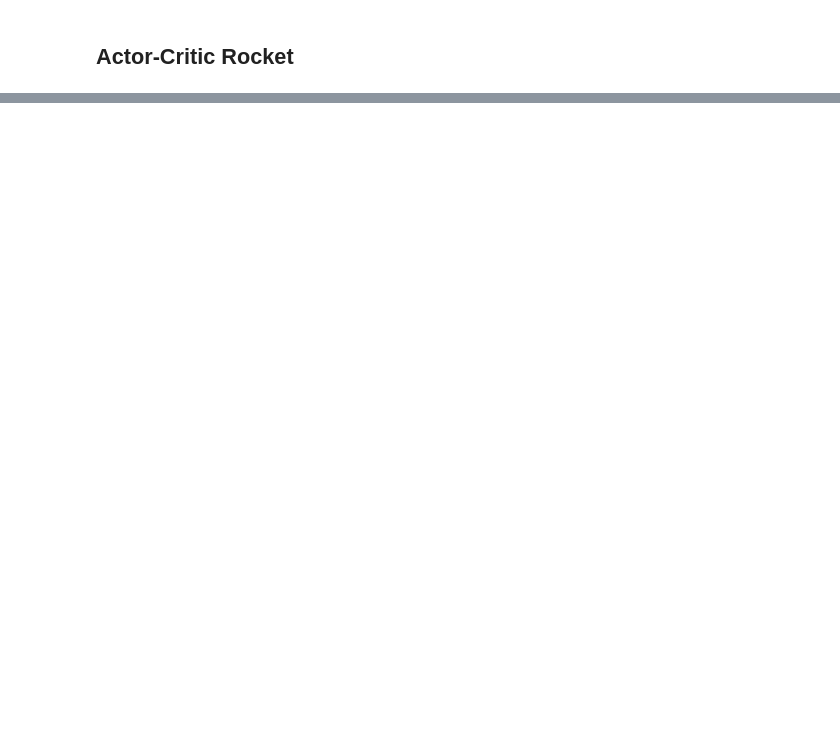
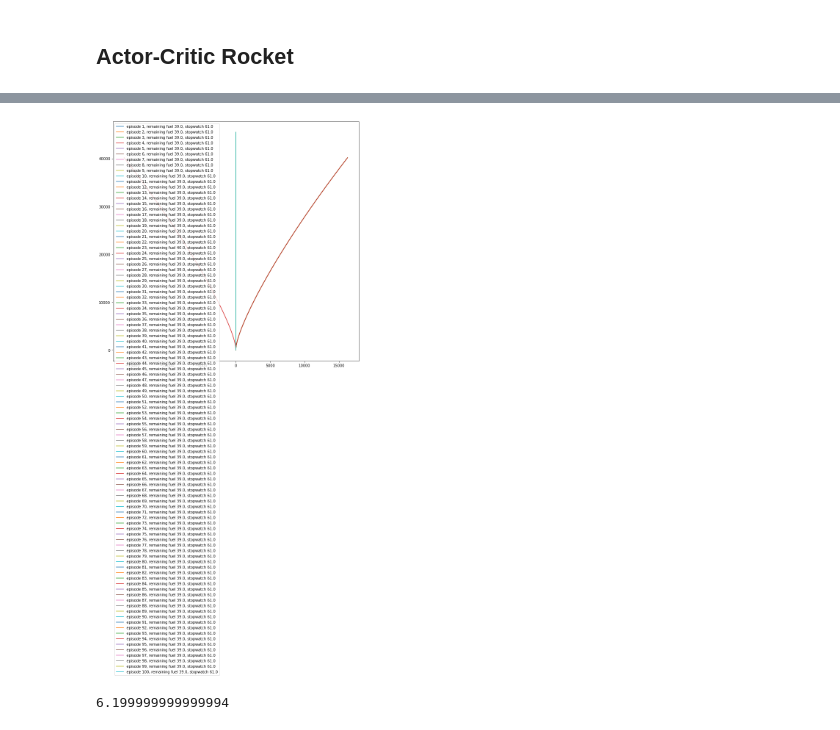
Before and after one commit to dtersegno/cannon, a Jupyter notebook: actor_critic_rocket.ipynb, the cells around one changed output, grey strips where cells are left out. Saved outputs shown, nothing was run; the diff lists cells and outputs as text; code cells hidden in the pictures; blank space fills up the shorter version.

```diff
--- a/actor_critic_rocket.ipynb
+++ b/actor_critic_rocket.ipynb
@@ -17,13 +17,14 @@ class rocket:
     def __init__(self,
                  g = 9.81,
                  dry_mass = 10.,
-                 fuel_mass = 500.,
-                 isp = 500.,
+                 fuel_mass = 100.,
+                 isp = 400.,
                  torque_strength = .01,
-                 time_step = 0.1,
-                 drag_coef = 0.1,
+                 time_step = .1,
+                 drag_coef = 0.75,
                  length = 4,
-                 max_fuel_rate = 1 # per second
+                 max_fuel_rate = 1, # per second
+                 reference_height = 1000 #m, for barometric pressure
                 ):
         #keep track of flight time
         self.stopwatch = 0.
@@ -42,6 +43,7 @@ class rocket:
         self.area = 1.
         #the rocket is 4x longer than it is wide, with this ratio being the perpendicular drag to head-on drag.
         self.length = length
+        self.reference_height = reference_height
 
         #fuel, mass, and efficiency
         self.fuel_rate = max_fuel_rate
@@ -126,7 +128,7 @@ class rocket:
         self.heading_history.append(self.heading)
 
         #evolve rocket velocity in direction of drag + gravity
-        drag = 0.5 * self.drag_coef * self.drag_area() * np.linalg.norm(self.velocity) * self.velocity
+        drag = 0.5 * self.drag_coef * self.drag_area() * np.linalg.norm(self.velocity) * self.velocity * np.exp(-self.position[1]/self.reference_height)
         self.velocity = self.velocity + self.time_step * (self.g - drag/(self.dry_mass+self.fuel_mass))
         self.velocity_history.append(self.velocity)
         return self.position, self.velocity, self.heading
@@ -134,13 +136,13 @@ class rocket:
     def plot_trajectory(self, label = None, to_show = True):
         x = np.array(self.position_history)[:,0]
         y = np.array(self.position_history)[:,1]
-        plt.scatter(x,y, label = label)
+        plt.plot(x,y, label = label, )
         if to_show:
             plt.show()
 # %%
 seed = 2022
 gamma = 0.99
-max_simulation_time = 60*12 #seconds
+max_simulation_time = 60 #seconds
 eps = np.finfo(np.float32).eps.item()
 # %%
 #inputs are the state of the rocket. Six values returned from rocket.advance()
@@ -156,8 +158,8 @@ critic = keras.layers.Dense(1)(common)
 
 model = keras.Model(inputs = inputs, outputs = [action, critic])
 # %%
-target_velocity = np.array([7500., 0.])
-target_altitude = 7500.
+target_velocity = np.array([100., 0.])
+target_altitude = 100.
 
 #gives a reward value based on the rocket state of position, velocity, heading
 def reward(rocket_state, speed = target_velocity[0], altitude = target_altitude):
@@ -176,9 +178,10 @@ episode_count = 0
 
 rng = np.random.default_rng(seed)
 
+plt.figure(figsize = (12,12))
 
-num_episodes = 150
-episode_update_period = 10
+num_episodes = 100
+episode_update_period = 1
 
 for epoch in range(num_episodes):
     rkt = rocket()
@@ -248,6 +251,6 @@ for epoch in range(num_episodes):
         template = 'running loss: {:.2f} at episode {}'
         print(template.format(loss_value, episode_count))
 
-        rkt.plot_trajectory(label=episode_count, to_show=False)
+        rkt.plot_trajectory(label=f'episode {episode_count}, remaining fuel {rkt.fuel_mass}, stopwatch {rkt.stopwatch}', to_show=False)
 plt.legend();
 # %% [output]
@@ -255,5 +274,8 @@ KeyboardInterrupt:
+[figure, added]
 # %%
 rkt.stopwatch
+# %% [output]
+6.199999999999994
 # %%
 hist = np.array(rkt.position_history)
 x = hist[:,0]
```
Also changed, not shown: parts of 1 cell of this notebook.
